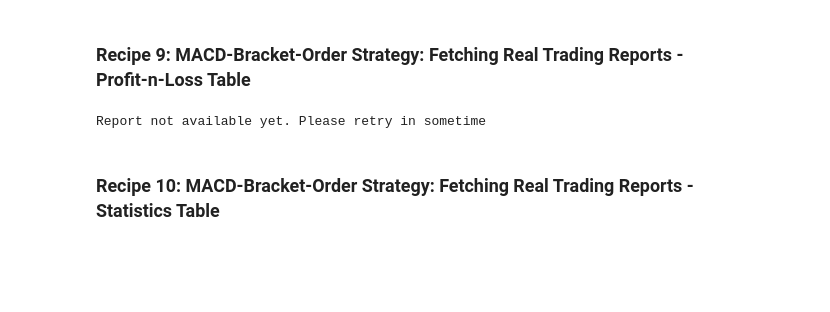
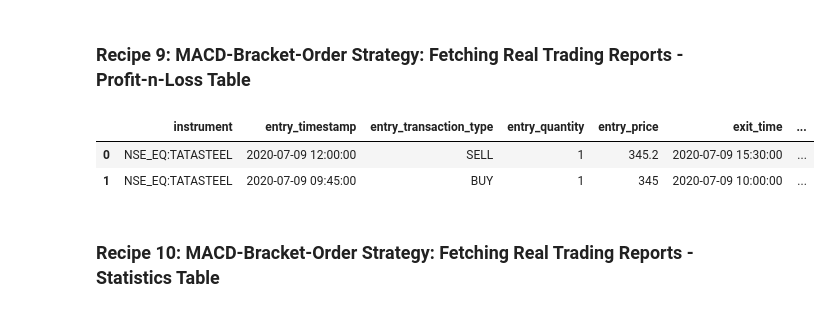
Before and after one commit to PacktPublishing/Python-Algorithmic-Trading-Cookbook, a Jupyter notebook: Chapter11/CHAPTER 11.ipynb, the cells around one changed output. Drawn from its saved outputs; the diff is of its cells as text; code cells hidden in the pictures; blank space fills up the shorter version.

```diff
--- a/Chapter11/CHAPTER 11.ipynb
+++ b/Chapter11/CHAPTER 11.ipynb
@@ -337,9 +305,11 @@ print(logs)
 # %% [markdown]
 ### Recipe 9: MACD-Bracket-Order Strategy: Fetching Real Trading Reports - Profit-n-Loss Table
 # %%
-algobulls_connection.get_realtrading_report_pnl_table(strategy_code=strategy_code2)
+algobulls_connection.get_realtrading_report_pnl_table(strategy_code2)
 # %% [output]
-Report not available yet. Please retry in sometime
+|  | instrument | entry_timestamp | entry_transaction_type | entry_quantity | entry_price | exit_time | ... |
+| 0 | NSE_EQ:TATASTEEL | 2020-07-09 12:00:00 | SELL | 1 | 345.2 | 2020-07-09 15:30:00 | ... |
+| 1 | NSE_EQ:TATASTEEL | 2020-07-09 09:45:00 | BUY | 1 | 345 | 2020-07-09 10:00:00 | ... |
 # %% [markdown]
 ### Recipe 10: MACD-Bracket-Order Strategy: Fetching Real Trading Reports - Statistics Table
 # %%
```
Also changed, not shown: parts of 31 cells of this notebook.
